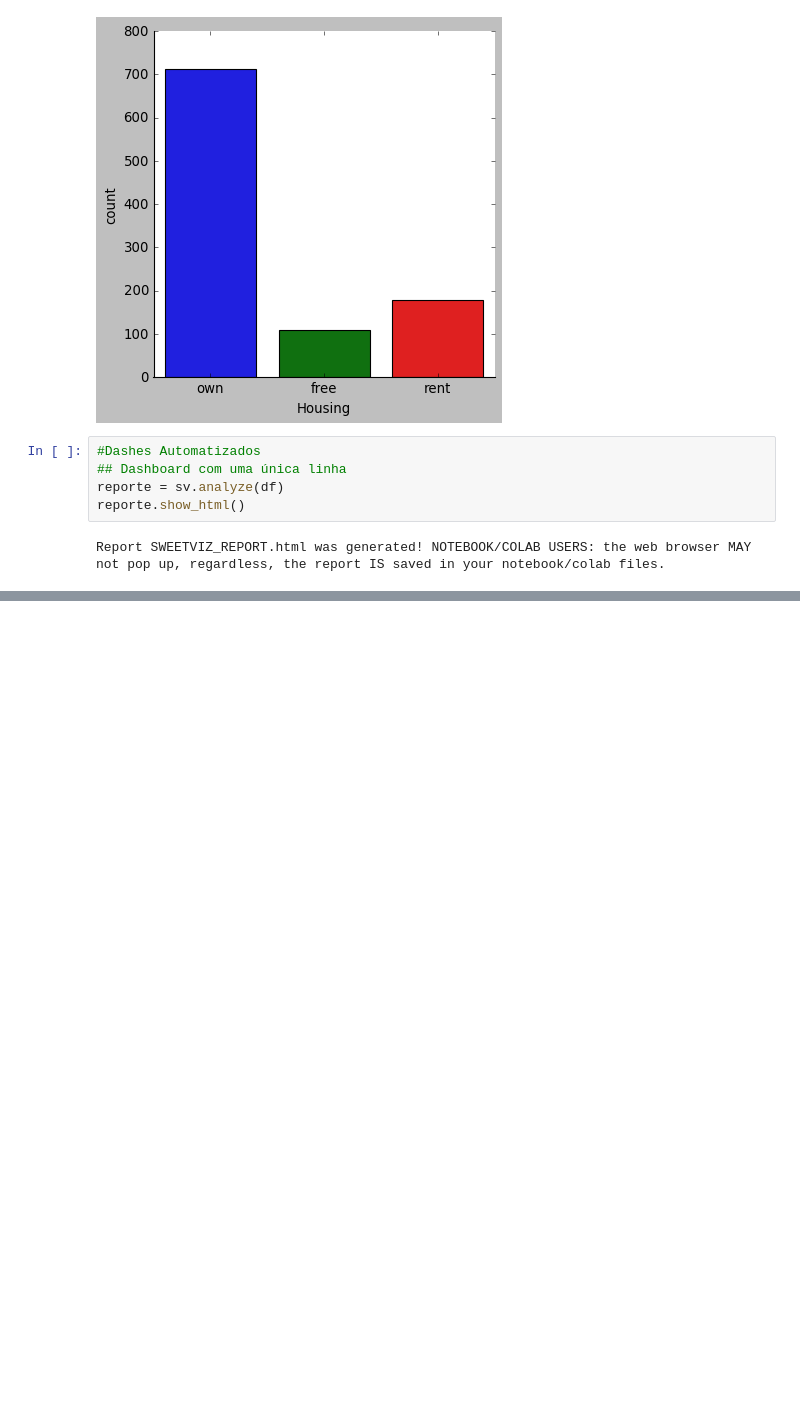
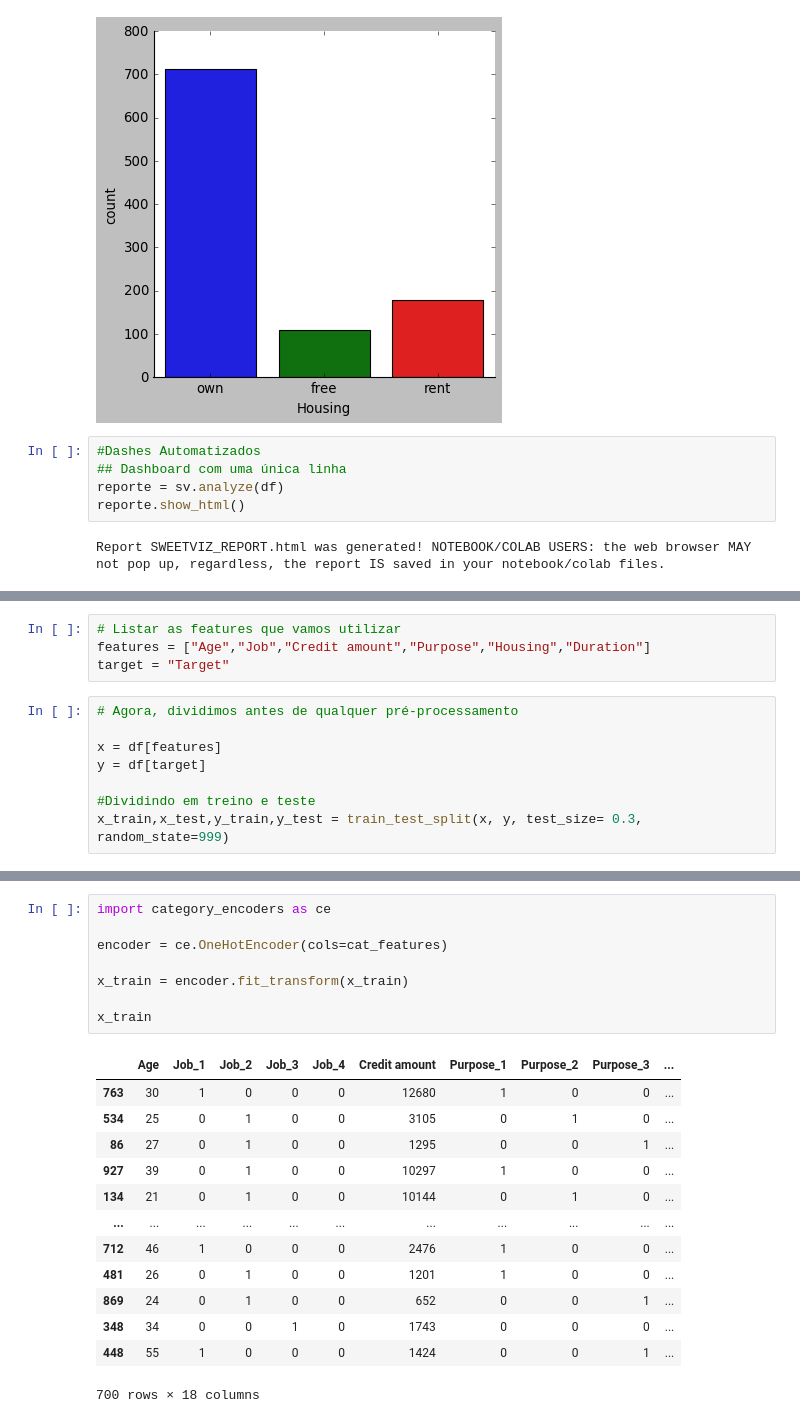
Before and after one commit to igorribeiro21/machine-learning, a Jupyter notebook: MC.ipynb, the cells around one changed output, grey strips where cells are left out. Drawn from its saved outputs; the diff is of its cells as text; blank space fills up the shorter version.

```diff
--- a/MC.ipynb
+++ b/MC.ipynb
@@ -380,0 +403,12 @@ Report SWEETVIZ_REPORT.html was generated! NOTEBOOK/COLAB USERS: the web browser
+# %%
+# Listar as features que vamos utilizar
+features = ["Age","Job","Credit amount","Purpose","Housing","Duration"]
+target = "Target"
+# %%
+# Agora, dividimos antes de qualquer pré-processamento
+
+x = df[features]
+y = df[target]
+
+#Dividindo em treino e teste
+x_train,x_test,y_train,y_test = train_test_split(x, y, test_size= 0.3, random_state=999)
@@ -380,0 +435,22 @@ Report SWEETVIZ_REPORT.html was generated! NOTEBOOK/COLAB USERS: the web browser
+# %%
+import category_encoders as ce
+
+encoder = ce.OneHotEncoder(cols=cat_features)
+
+x_train = encoder.fit_transform(x_train)
+
+x_train
+# %% [output]
+|  | Age | Job_1 | Job_2 | Job_3 | Job_4 | Credit amount | Purpose_1 | Purpose_2 | Purpose_3 | ... |
+| 763 | 30 | 1 | 0 | 0 | 0 | 12680 | 1 | 0 | 0 | ... |
+| 534 | 25 | 0 | 1 | 0 | 0 | 3105 | 0 | 1 | 0 | ... |
+| 86 | 27 | 0 | 1 | 0 | 0 | 1295 | 0 | 0 | 1 | ... |
+| 927 | 39 | 0 | 1 | 0 | 0 | 10297 | 1 | 0 | 0 | ... |
+| 134 | 21 | 0 | 1 | 0 | 0 | 10144 | 0 | 1 | 0 | ... |
+| ... | ... | ... | ... | ... | ... | ... | ... | ... | ... | ... |
+| 712 | 46 | 1 | 0 | 0 | 0 | 2476 | 1 | 0 | 0 | ... |
+| 481 | 26 | 0 | 1 | 0 | 0 | 1201 | 1 | 0 | 0 | ... |
+| 869 | 24 | 0 | 1 | 0 | 0 | 652 | 0 | 0 | 1 | ... |
+| 348 | 34 | 0 | 0 | 1 | 0 | 1743 | 0 | 0 | 0 | ... |
+| 448 | 55 | 1 | 0 | 0 | 0 | 1424 | 0 | 0 | 1 | ... |
+700 rows × 18 columns
```
Also changed, not shown: parts of 19 cells of this notebook, 2 other files.
